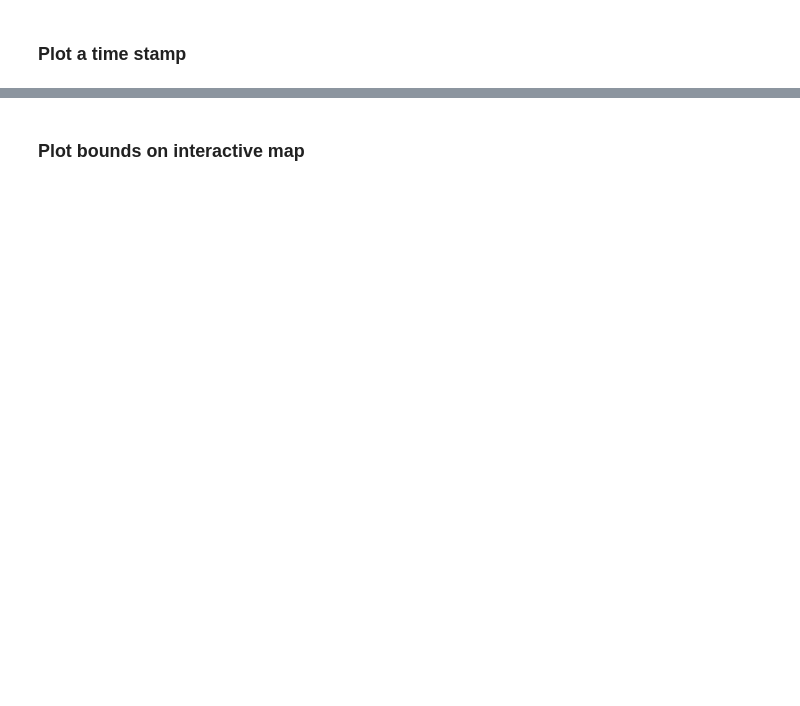
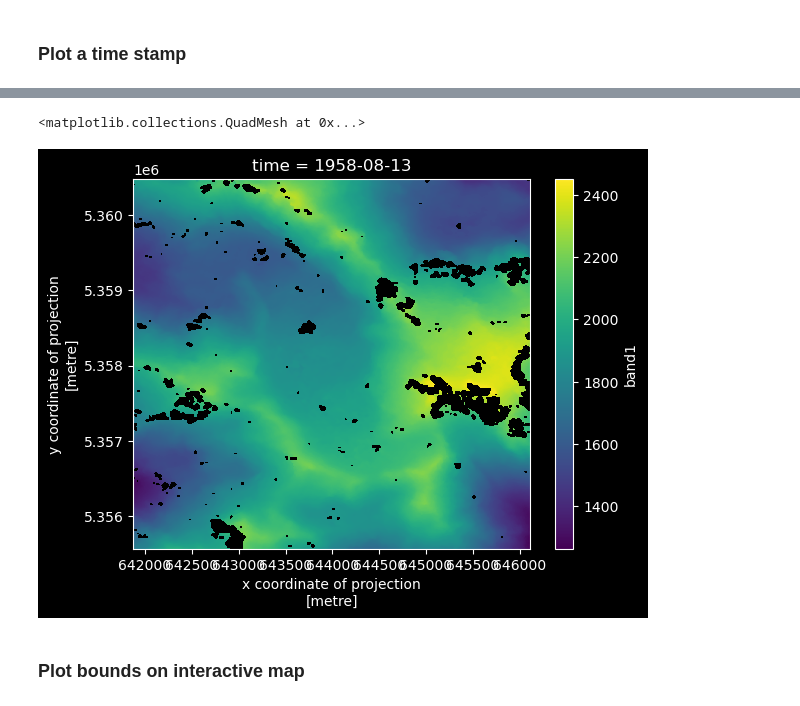
Before and after one commit to geo-smart/spacetime-elevation, a Jupyter notebook: contributors/friedrich/mount_baker_south_cascade_aws_data_access.ipynb, the cells around one changed output, grey strips where cells are left out. Cells and saved outputs as stored; diff of their text form; code cells hidden in the pictures; blank space fills up the shorter version.

```diff
--- a/contributors/friedrich/mount_baker_south_cascade_aws_data_access.ipynb
+++ b/contributors/friedrich/mount_baker_south_cascade_aws_data_access.ipynb
@@ -86,3 +123,8 @@ baker_ds['band1'].sel(time='2015-08-27').plot()
+# %%
+scg_ds['band1'].isel(time=0).plot()
+# %% [output]
+<matplotlib.collections.QuadMesh at 0x...>
+[figure, added]
 # %% [markdown]
 ### Plot bounds on interactive map
 # %%
```
Also changed, not shown: parts of 8 cells of this notebook.
